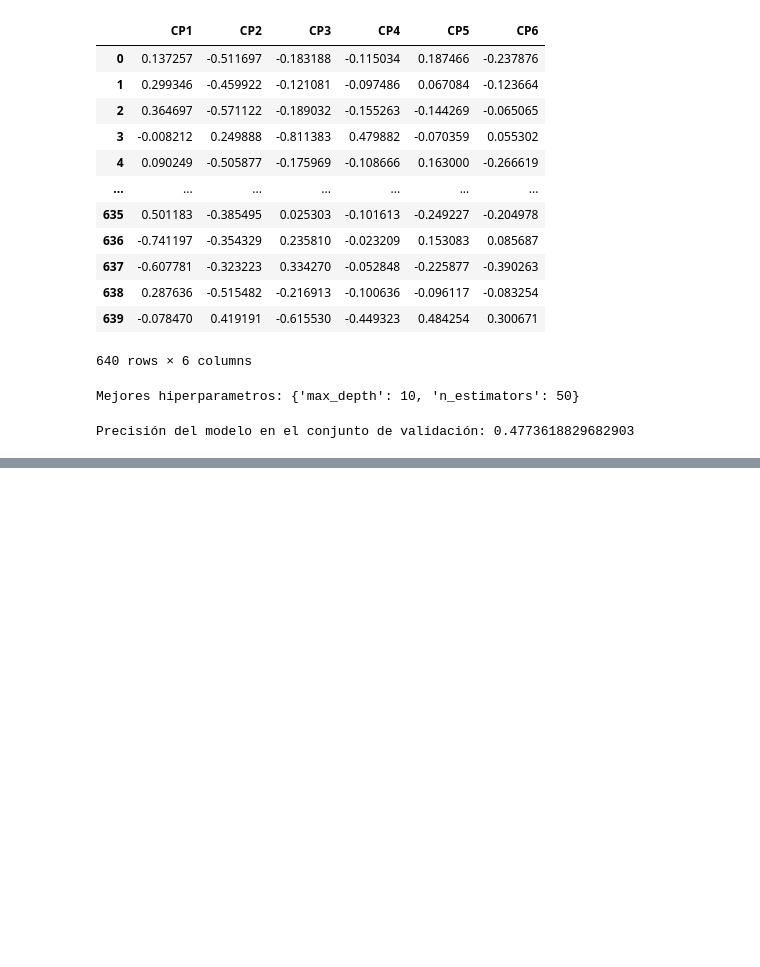
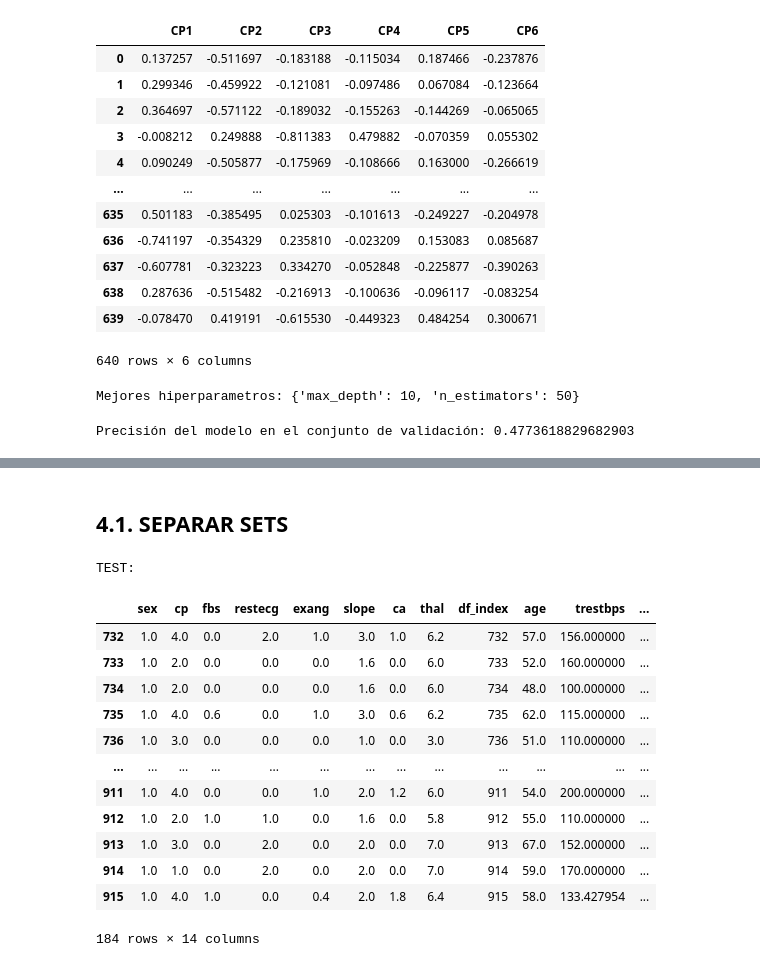
Before and after one commit to nachoreyesv/DATA_PROJECT_3, a Jupyter notebook: Ejecutable/Ines/pruebas.ipynb, the cells around one changed output, grey strips where cells are left out. Saved outputs shown, nothing was run; the diff lists cells and outputs as text; code cells hidden in the pictures; blank space fills up the shorter version.

Commit message:
corrección de errores y prueba test falso

```diff
--- a/Ejecutable/Ines/pruebas.ipynb
+++ b/Ejecutable/Ines/pruebas.ipynb
@@ -1268,0 +1353,22 @@ Precisión del modelo en el conjunto de validación: 0.4773618829682903
+# %% [markdown]
+## 4.1. SEPARAR SETS
+# %%
+test_ini04 = df_imput04[df_imput04['label'].isna() == True]
+test_ini04 = test_ini04.drop(columns= 'label')
+print('TEST:')
+test_ini04
+# %% [output]
+TEST:
+|  | sex | cp | fbs | restecg | exang | slope | ca | thal | df_index | age | trestbps | ... |
+| 732 | 1.0 | 4.0 | 0.0 | 2.0 | 1.0 | 3.0 | 1.0 | 6.2 | 732 | 57.0 | 156.000000 | ... |
+| 733 | 1.0 | 2.0 | 0.0 | 0.0 | 0.0 | 1.6 | 0.0 | 6.0 | 733 | 52.0 | 160.000000 | ... |
+| 734 | 1.0 | 2.0 | 0.0 | 0.0 | 0.0 | 1.6 | 0.0 | 6.0 | 734 | 48.0 | 100.000000 | ... |
+| 735 | 1.0 | 4.0 | 0.6 | 0.0 | 1.0 | 3.0 | 0.6 | 6.2 | 735 | 62.0 | 115.000000 | ... |
+| 736 | 1.0 | 3.0 | 0.0 | 0.0 | 0.0 | 1.0 | 0.0 | 3.0 | 736 | 51.0 | 110.000000 | ... |
+| ... | ... | ... | ... | ... | ... | ... | ... | ... | ... | ... | ... | ... |
+| 911 | 1.0 | 4.0 | 0.0 | 0.0 | 1.0 | 2.0 | 1.2 | 6.0 | 911 | 54.0 | 200.000000 | ... |
+| 912 | 1.0 | 2.0 | 1.0 | 1.0 | 0.0 | 1.6 | 0.0 | 5.8 | 912 | 55.0 | 110.000000 | ... |
+| 913 | 1.0 | 3.0 | 0.0 | 2.0 | 0.0 | 2.0 | 0.0 | 7.0 | 913 | 67.0 | 152.000000 | ... |
+| 914 | 1.0 | 1.0 | 0.0 | 2.0 | 0.0 | 2.0 | 0.0 | 7.0 | 914 | 59.0 | 170.000000 | ... |
+| 915 | 1.0 | 4.0 | 1.0 | 0.0 | 0.4 | 2.0 | 1.8 | 6.4 | 915 | 58.0 | 133.427954 | ... |
+184 rows × 14 columns
```
Also changed, not shown: parts of 76 cells of this notebook, 1 other file.
